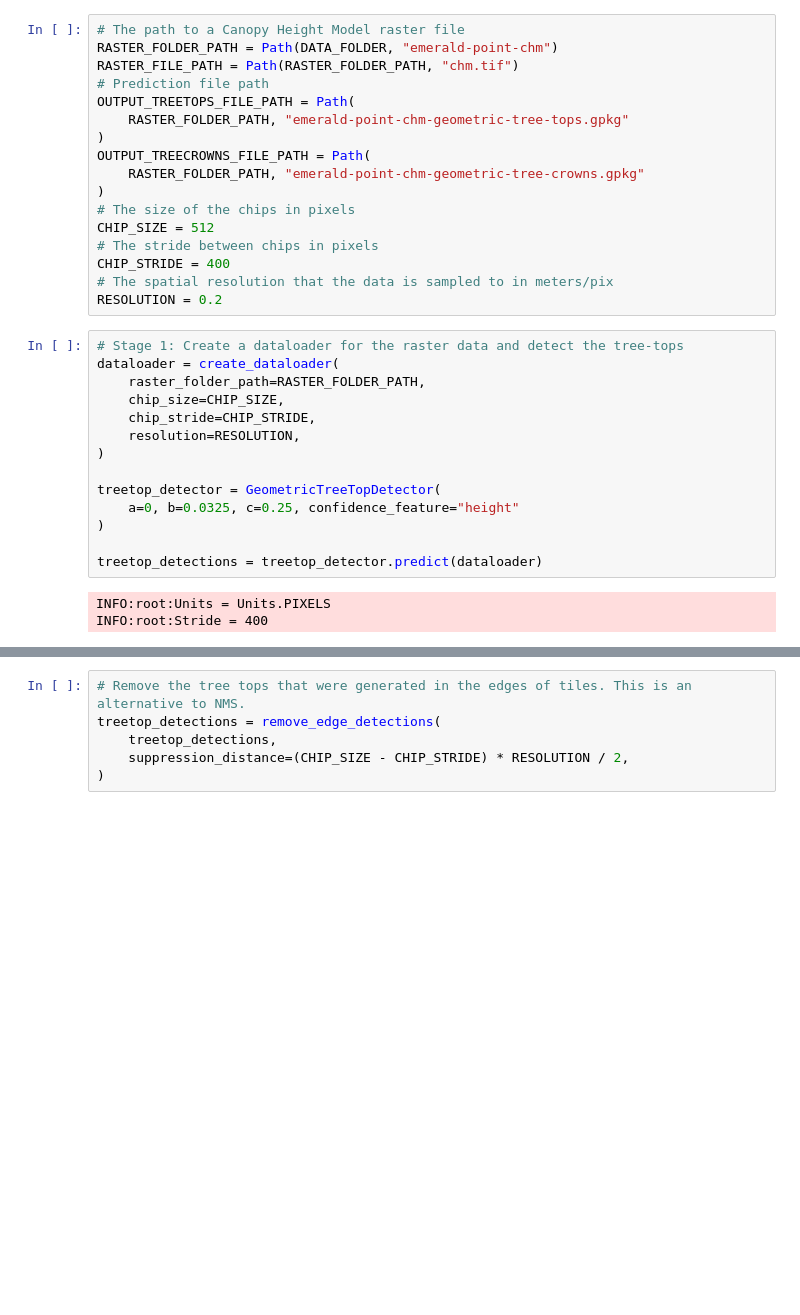
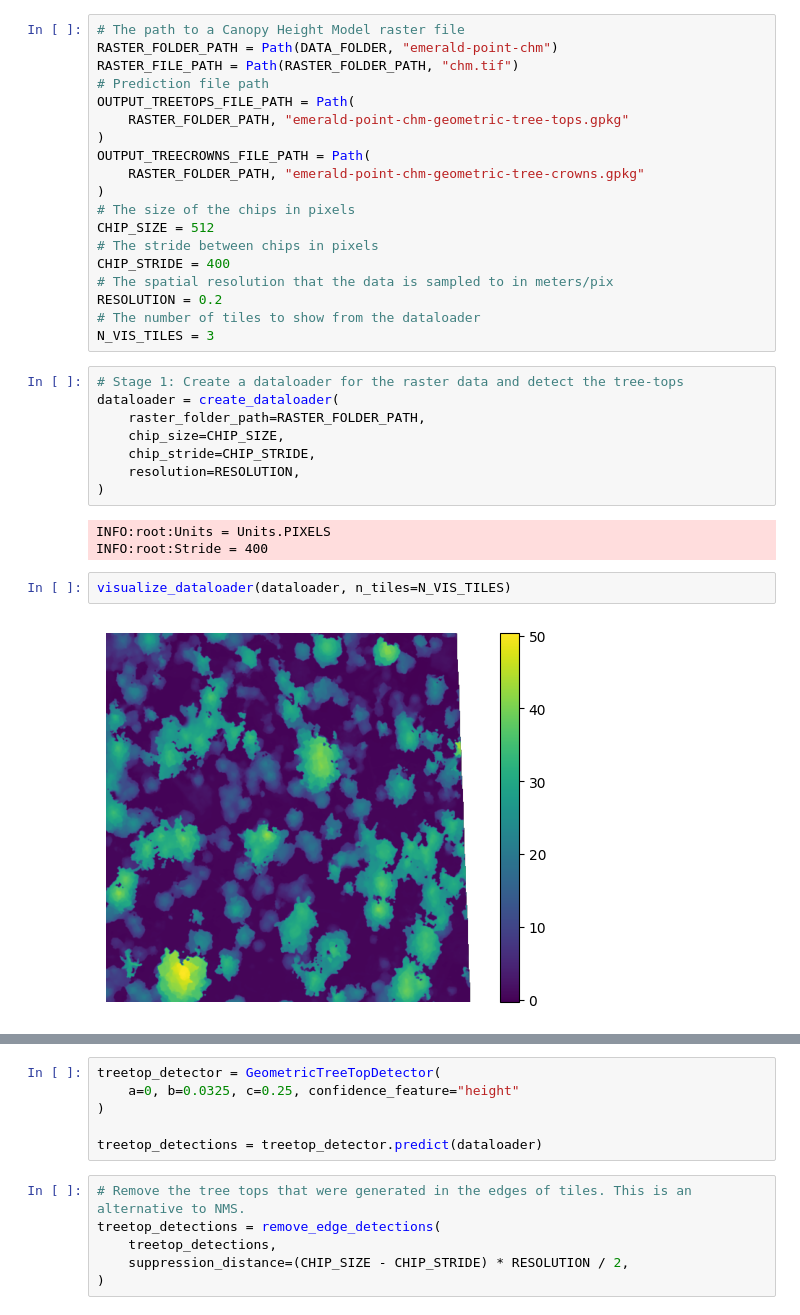
Before and after one commit to open-forest-observatory/tree-detection-framework, a Jupyter notebook: examples/sequential_geometric_detector.ipynb, the cells around one changed output, grey strips where cells are left out. Cells and saved outputs as stored; diff of their text form; blank space fills up the shorter version.

Commit message:
Add visualization of chips

```diff
--- a/examples/sequential_geometric_detector.ipynb
+++ b/examples/sequential_geometric_detector.ipynb
@@ -34,6 +35,8 @@ CHIP_SIZE = 512
 CHIP_STRIDE = 400
 # The spatial resolution that the data is sampled to in meters/pix
 RESOLUTION = 0.2
+# The number of tiles to show from the dataloader
+N_VIS_TILES = 3
 # %%
 # Stage 1: Create a dataloader for the raster data and detect the tree-tops
 dataloader = create_dataloader(
@@ -42,12 +45,10 @@ dataloader = create_dataloader(
     chip_stride=CHIP_STRIDE,
     resolution=RESOLUTION,
 )
-
-treetop_detector = GeometricTreeTopDetector(
-    a=0, b=0.0325, c=0.25, confidence_feature="height"
-)
-
-treetop_detections = treetop_detector.predict(dataloader)
 # %% [output]
 INFO:root:Units = Units.PIXELS
 INFO:root:Stride = 400
+# %%
+visualize_dataloader(dataloader, n_tiles=N_VIS_TILES)
+# %% [output]
+[figure, added]
@@ -54,3 +57,9 @@ INFO:root:Stride = 400
+# %%
+treetop_detector = GeometricTreeTopDetector(
+    a=0, b=0.0325, c=0.25, confidence_feature="height"
+)
+
+treetop_detections = treetop_detector.predict(dataloader)
 # %%
 # Remove the tree tops that were generated in the edges of tiles. This is an alternative to NMS.
 treetop_detections = remove_edge_detections(
```
Also changed, not shown: parts of 4 cells of this notebook.
